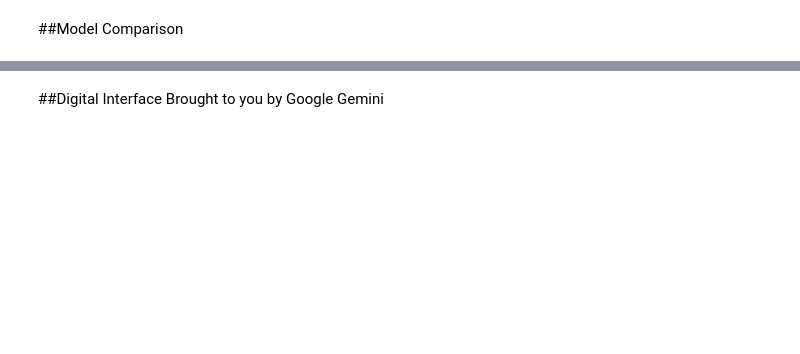
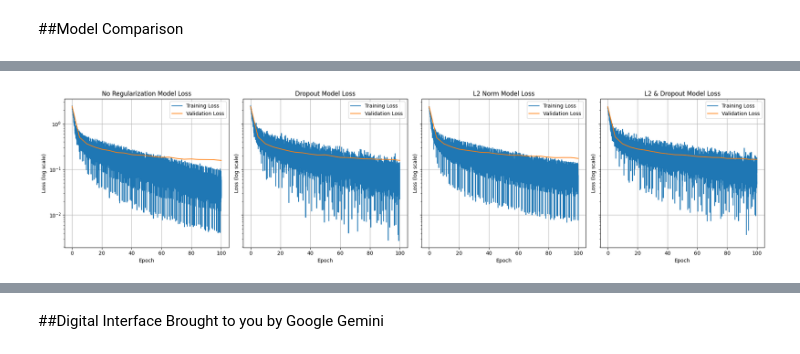
Before and after one commit to rylan-berry/DeepLearningIndependentStudy, a Jupyter notebook: RegularizationLab.ipynb, the cells around one changed output, grey strips where cells are left out. Drawn from its saved outputs; the diff is of its cells as text; code cells hidden in the pictures; blank space fills up the shorter version.

```diff
--- a/RegularizationLab.ipynb
+++ b/RegularizationLab.ipynb
@@ -991,0 +991,33 @@ plt.show()
+# %%
+# Create a figure with subplots
+num_models = len(models_to_plot)
+fig, axes = plt.subplots(1, num_models, figsize=(5 * num_models, 5), sharey=True)
+
+if num_models == 1: # Handle case of single subplot
+    axes = [axes]
+
+for ax, (model_name, model_obj) in zip(axes, models_to_plot.items()):
+    # Extract training loss data
+    train_epochs = [item[0] for item in model_obj.train_loss]
+    train_losses = [item[1] for item in model_obj.train_loss]
+
+    # Extract validation loss data
+    val_epochs = [item[0] for item in model_obj.val_loss]
+    val_losses = [item[1] for item in model_obj.val_loss]
+
+    # Plot on the current subplot
+    ax.plot(train_epochs, train_losses, label='Training Loss')
+    ax.plot(val_epochs, val_losses, label='Validation Loss')
+
+    # Add labels and title
+    ax.set_xlabel('Epoch')
+    ax.set_ylabel('Loss (log scale)')
+    ax.set_title(f'{model_name} Loss')
+    ax.legend()
+    ax.grid(True)
+
+plt.yscale('log')
+plt.tight_layout() # Adjust layout to prevent overlapping titles/labels
+plt.show()
+# %% [output]
+[figure, added]
```
Also changed, not shown: parts of 16 cells of this notebook.
